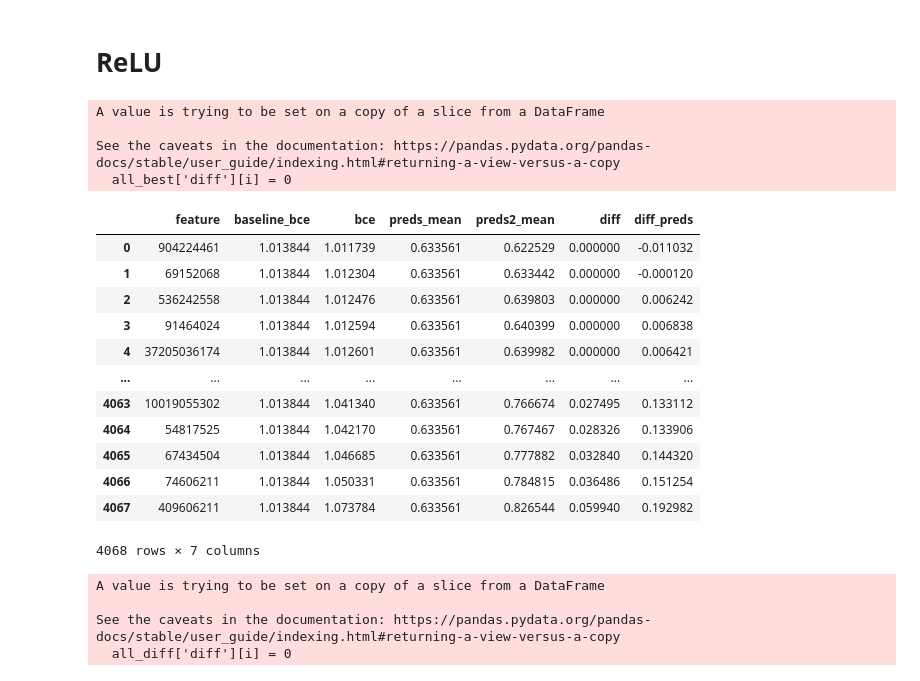
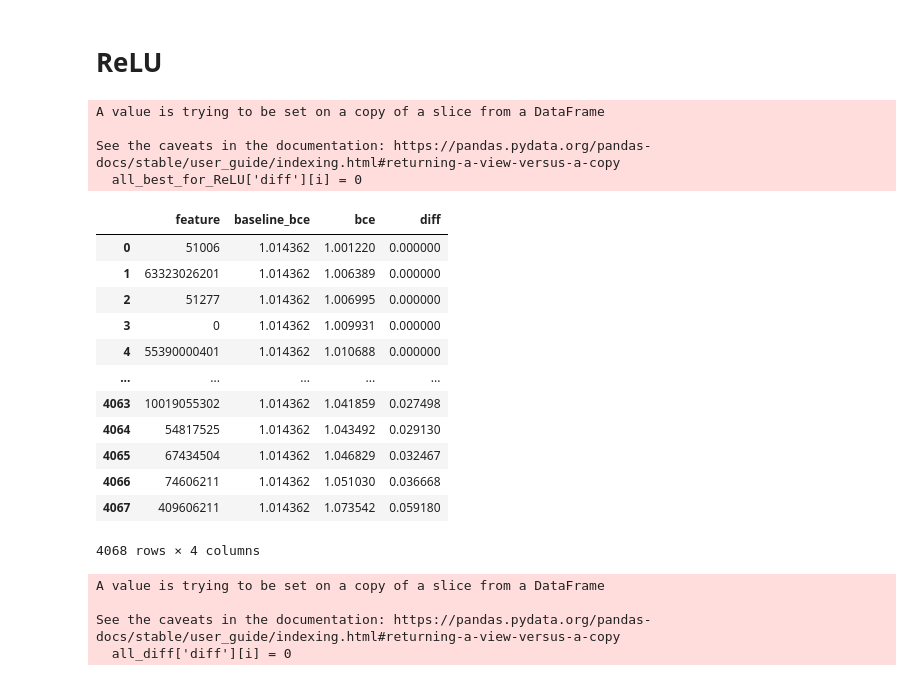
Before and after one commit to GaYounKoh/DSML_re, a Jupyter notebook: Method1, ReLU, sign.ipynb, the cells around one changed output. Saved outputs shown, nothing was run; the diff lists cells and outputs as text; code cells hidden in the pictures.

```diff
--- a/Method1, ReLU, sign.ipynb
+++ b/Method1, ReLU, sign.ipynb
@@ -28,2 +28,4 @@ d6d10_preds = pd.read_csv('./dsml_data/df_d6d10_preds_for_meth1.csv')
+# %%
+all_best_for_ReLU = pd.read_csv('./dsml_data/df_all_best.csv')
 # %%
 all_best
@@ -95,26 +97,26 @@ all_preds
 # %% [markdown]
 # ReLU
 # %%
-for i,j in enumerate(all_best['diff']):
+for i,j in enumerate(all_best_for_ReLU['diff']):
     if j <= 0:
-        all_best['diff'][i] = 0
-all_best
+        all_best_for_ReLU['diff'][i] = 0
+all_best_for_ReLU
 # %% [output]
 A value is trying to be set on a copy of a slice from a DataFrame
 
 See the caveats in the documentation: https://pandas.pydata.org/pandas-docs/stable/user_guide/indexing.html#returning-a-view-versus-a-copy
-  all_best['diff'][i] = 0
+  all_best_for_ReLU['diff'][i] = 0
-|  | feature | baseline_bce | bce | preds_mean | preds2_mean | diff | diff_preds |
-| 0 | 904224461 | 1.013844 | 1.011739 | 0.633561 | 0.622529 | 0.000000 | -0.011032 |
-| 1 | 69152068 | 1.013844 | 1.012304 | 0.633561 | 0.633442 | 0.000000 | -0.000120 |
-| 2 | 536242558 | 1.013844 | 1.012476 | 0.633561 | 0.639803 | 0.000000 | 0.006242 |
-| 3 | 91464024 | 1.013844 | 1.012594 | 0.633561 | 0.640399 | 0.000000 | 0.006838 |
-| 4 | 37205036174 | 1.013844 | 1.012601 | 0.633561 | 0.639982 | 0.000000 | 0.006421 |
-| ... | ... | ... | ... | ... | ... | ... | ... |
-| 4063 | 10019055302 | 1.013844 | 1.041340 | 0.633561 | 0.766674 | 0.027495 | 0.133112 |
-| 4064 | 54817525 | 1.013844 | 1.042170 | 0.633561 | 0.767467 | 0.028326 | 0.133906 |
-| 4065 | 67434504 | 1.013844 | 1.046685 | 0.633561 | 0.777882 | 0.032840 | 0.144320 |
-| 4066 | 74606211 | 1.013844 | 1.050331 | 0.633561 | 0.784815 | 0.036486 | 0.151254 |
-| 4067 | 409606211 | 1.013844 | 1.073784 | 0.633561 | 0.826544 | 0.059940 | 0.192982 |
+|  | feature | baseline_bce | bce | diff |
+| 0 | 51006 | 1.014362 | 1.001220 | 0.000000 |
+| 1 | 63323026201 | 1.014362 | 1.006389 | 0.000000 |
+| 2 | 51277 | 1.014362 | 1.006995 | 0.000000 |
+| 3 | 0 | 1.014362 | 1.009931 | 0.000000 |
+| 4 | 55390000401 | 1.014362 | 1.010688 | 0.000000 |
+| ... | ... | ... | ... | ... |
+| 4063 | 10019055302 | 1.014362 | 1.041859 | 0.027498 |
+| 4064 | 54817525 | 1.014362 | 1.043492 | 0.029130 |
+| 4065 | 67434504 | 1.014362 | 1.046829 | 0.032467 |
+| 4066 | 74606211 | 1.014362 | 1.051030 | 0.036668 |
+| 4067 | 409606211 | 1.014362 | 1.073542 | 0.059180 |
-4068 rows × 7 columns
+4068 rows × 4 columns
 # %%
```
Also changed, not shown: parts of 15 cells of this notebook.
